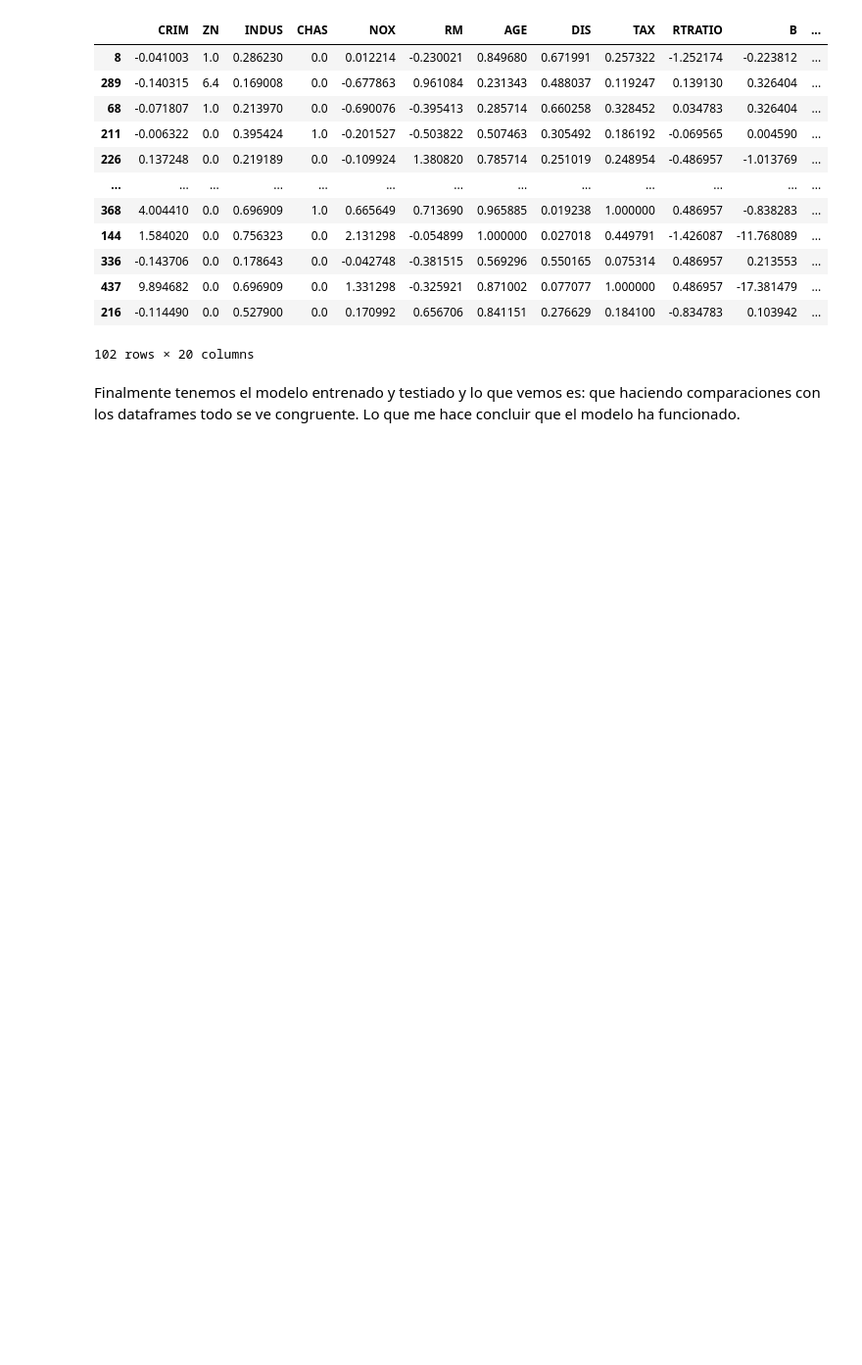
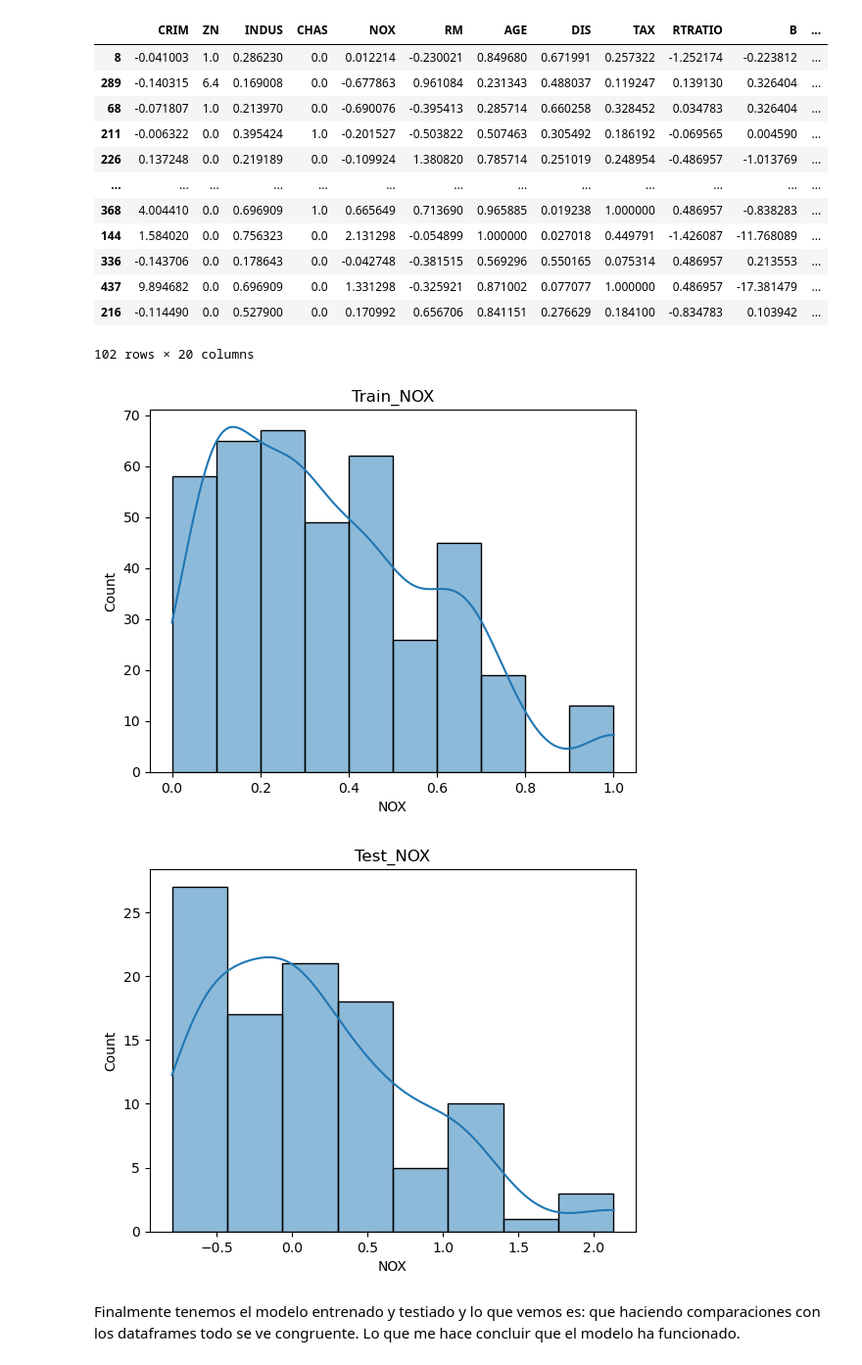
Before and after one commit to LeonBali3110/Sprint_5, a Jupyter notebook: M05 T02.ipynb, the cells around one changed output. Shown at 98% size. Drawn from its saved outputs; the diff is of its cells as text; code cells hidden in the pictures; blank space fills up the shorter version.

```diff
--- a/M05 T02.ipynb
+++ b/M05 T02.ipynb
@@ -431,5 +431,15 @@ x_test
 | 437 | 9.894682 | 0.0 | 0.696909 | 0.0 | 1.331298 | -0.325921 | 0.871002 | 0.077077 | 1.000000 | 0.486957 | -17.381479 | ... |
 | 216 | -0.114490 | 0.0 | 0.527900 | 0.0 | 0.170992 | 0.656706 | 0.841151 | 0.276629 | 0.184100 | -0.834783 | 0.103942 | ... |
 102 rows × 20 columns
-# %% [markdown]
-Finalmente tenemos el modelo entrenado y testiado y lo que vemos es: que haciendo comparaciones con los dataframes todo se ve congruente. Lo que me hace concluir que el modelo ha funcionado.
+# %%
+sns.histplot(x_train['NOX'], kde = True)
+plt.title("Train_NOX")
+plt.show()
+sns.histplot(x_test['NOX'], kde = True)
+plt.title("Test_NOX")
+plt.show()
+# %% [output]
+[figure, added]
+[figure, added]
+# %% [markdown]
+Finalmente tenemos el modelo entrenado y testiado y lo que vemos es: que haciendo comparaciones con los dataframes todo se ve congruente. Lo que me hace concluir que el modelo ha funcionado.
```
Also changed, not shown: parts of 34 cells of this notebook.
